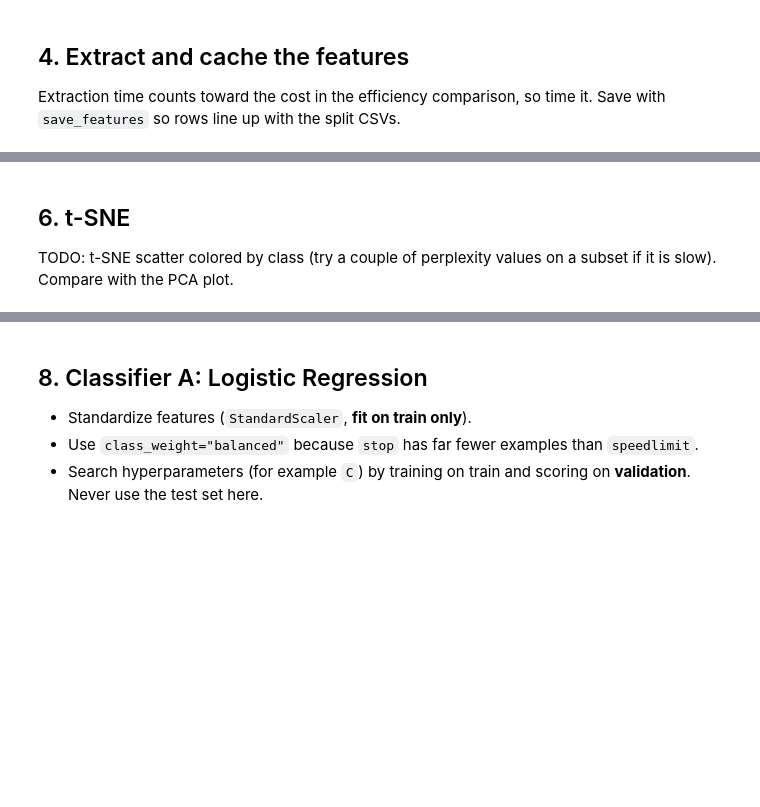
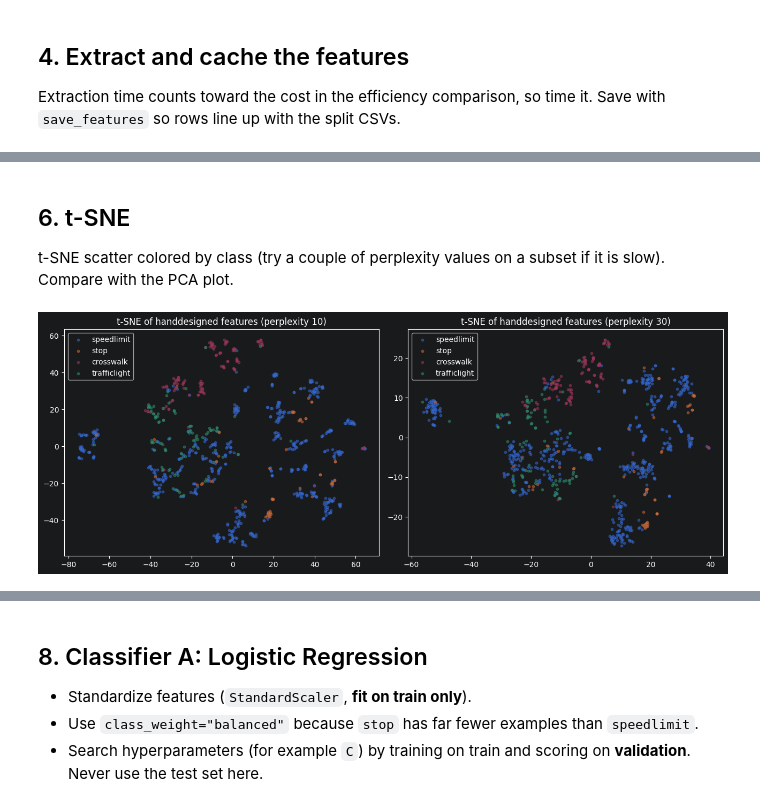
Before and after one commit to theyogurt/DATASCI281_ComputerVision---FINAL_PROJECT_ROAD_SIGN_CLASSIFIER, a Jupyter notebook: notebooks/03_handdesigned_features_classifiers.ipynb, the cells around one changed output, grey strips where cells are left out. Drawn from its saved outputs; the diff is of its cells as text; code cells hidden in the pictures; blank space fills up the shorter version.

```diff
--- a/notebooks/03_handdesigned_features_classifiers.ipynb
+++ b/notebooks/03_handdesigned_features_classifiers.ipynb
@@ -86,10 +200,22 @@ from sklearn.decomposition import PCA
 # %% [markdown]
 ## 6. t-SNE
 
-TODO: t-SNE scatter colored by class (try a couple of perplexity values on a subset if it is slow). Compare with the PCA plot.
+t-SNE scatter colored by class (try a couple of perplexity values on a subset if it is slow). Compare with the PCA plot.
 # %%
 from sklearn.manifold import TSNE
-# TODO
+
+fig, axes = plt.subplots(1, 2, figsize=(13,5))
+for ax, perp in zip(axes, [10, 30]):
+    emb = TSNE(n_components=2, perplexity=perp, init='pca', random_state=SEED).fit_transform(Z_train)
+    for label in CLASSES:
+        m = y_train == label
+        ax.scatter(emb[m, 0], emb[m, 1], s=10, alpha=0.5, label=label)
+    ax.set(title=f"t-SNE of handdesigned features (perplexity {perp})")
+    ax.legend()
+plt.tight_layout()
+plt.show()
+# %% [output]
+[figure, added]
 # %% [markdown]
 ## 7. Why this feature
 
```
Also changed, not shown: parts of 15 cells of this notebook, 3 other files.
